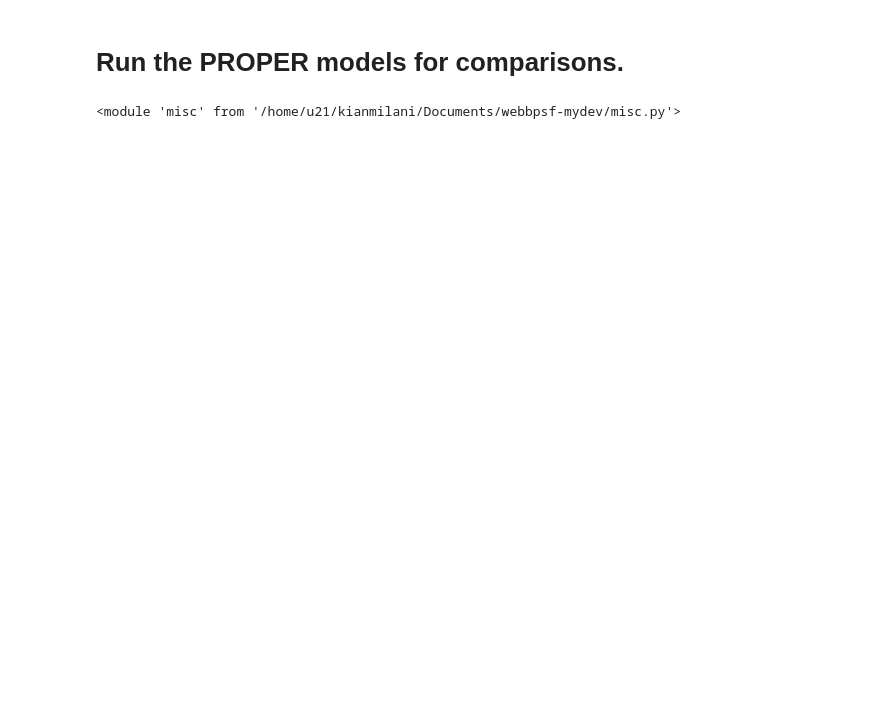
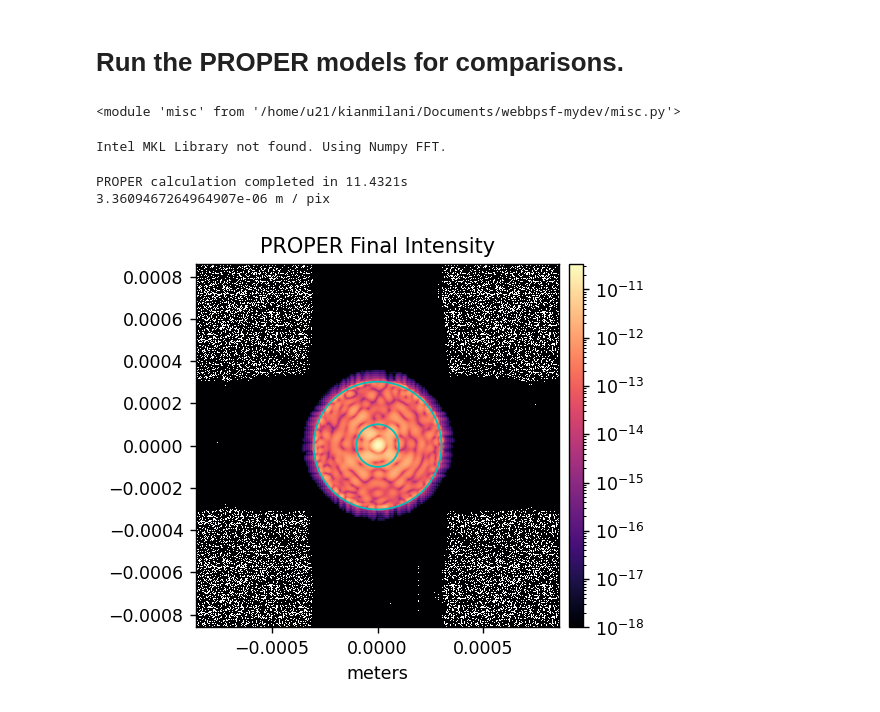
Before and after one commit to kian1377/Roman-CGI-POPPY, a Jupyter notebook: run_romancgi_proper.ipynb, the cells around one changed output. Cells and saved outputs as stored; diff of their text form; code cells hidden in the pictures; blank space fills up the shorter version.

```diff
--- a/run_romancgi_proper.ipynb
+++ b/run_romancgi_proper.ipynb
@@ -25,2 +29,75 @@ reload(misc)
+# %%
+proper.prop_use_ffti(DISABLE=True)
+# %% [output]
+Intel MKL Library not found. Using Numpy FFT.
+# %%
+nlam = 1
+lam_array = np.array([0.575])
+n = 512                 # output image dimension (must be power of 2)
+final_sampling = 0.1    # output sampling in lam0/D
+
+xoffset = 0
+use_fpm = 1
+
+use_errors = 0
+use_hlc_dm_patterns = 1
+use_dm1 = 0
+use_dm2 = 0
+dm1 = proper.prop_fits_read( wfirst_phaseb_proper.lib_dir + '/examples/hlc_with_aberrations_dm1.fits' )
+dm2 = proper.prop_fits_read( wfirst_phaseb_proper.lib_dir + '/examples/hlc_with_aberrations_dm2.fits' )
+polaxis = 0
+use_fieldstop = 1
+
+start = time.time()
+(wfs, wfs_sampling_m) = proper.prop_run_multi('wfirst_phaseb', lam_array, n, QUIET=False,
+                                                PASSVALUE={'cor_type':'hlc',
+                                                           'final_sampling_lam0':final_sampling,
+                                                           'source_x_offset':xoffset,
+                                                           'use_fpm':use_fpm,
+                                                           'use_errors': use_errors,
+                                                           'use_hlc_dm_patterns':use_hlc_dm_patterns,
+                                                           'use_dm1':use_dm1, 'dm1_m':dm1,
+                                                           'use_dm2':use_dm2, 'dm2_m':dm2,
+                                                           'use_field_stop':use_fieldstop,
+                                                           'polaxis':polaxis,
+                                                           'data_dir':'/groups/douglase/phaseb_data'} )
+clear_output()
+print('PROPER calculation completed in {:.4f}s'.format(time.time()-start))
+
+psf_wf = wfs[0]
+psf_sampling_m = wfs_sampling_m[0]*u.m/u.pix
+
+reload(misc)
+innwa = 3/final_sampling*psf_sampling_m.value # inner and outer working angles in units of m
+outwa = 9/final_sampling*psf_sampling_m.value
+patches = [Circle((0,0),innwa,edgecolor='c', facecolor='none',lw=1),
+           Circle((0,0),outwa,edgecolor='c', facecolor='none',lw=1)]
+print(psf_sampling_m)
+misc.myimshow(np.abs(psf_wf)**2,
+              'PROPER Final Intensity',
+              lognorm=True, vmin=1e-18,
+              pxscl=psf_sampling_m,
+              patches=patches)
+
+wf = np.zeros(shape=(2,n,n))
+wf[0,:,:] = np.abs(wfs[0])**2
+wf[1,:,:] = np.angle(wfs[0])
+
+wf = np.zeros(shape=(2,n,n))
+wf[0,:,:] = np.abs(wfs[0])**2
+wf[1,:,:] = np.angle(wfs[0])
+
+wf_fname = '/groups/douglase/hlc575-fresnel-wavefronts/wf_psf_proper.fits'
+
+hdr = fits.Header()
+hdr['PIXELSCL'] = psf_sampling_m.value
+hdr['PIXSCLLD'] = final_sampling
+
+wf_hdu = fits.PrimaryHDU(wf, header=hdr)
+wf_hdu.writeto(wf_fname, overwrite=True)
+# %% [output]
+PROPER calculation completed in 11.4321s
+3.3609467264964907e-06 m / pix
+[figure, added]
 # %%
 nlam = 1
```
Also changed, not shown: parts of 5 cells of this notebook, 7 other files.
